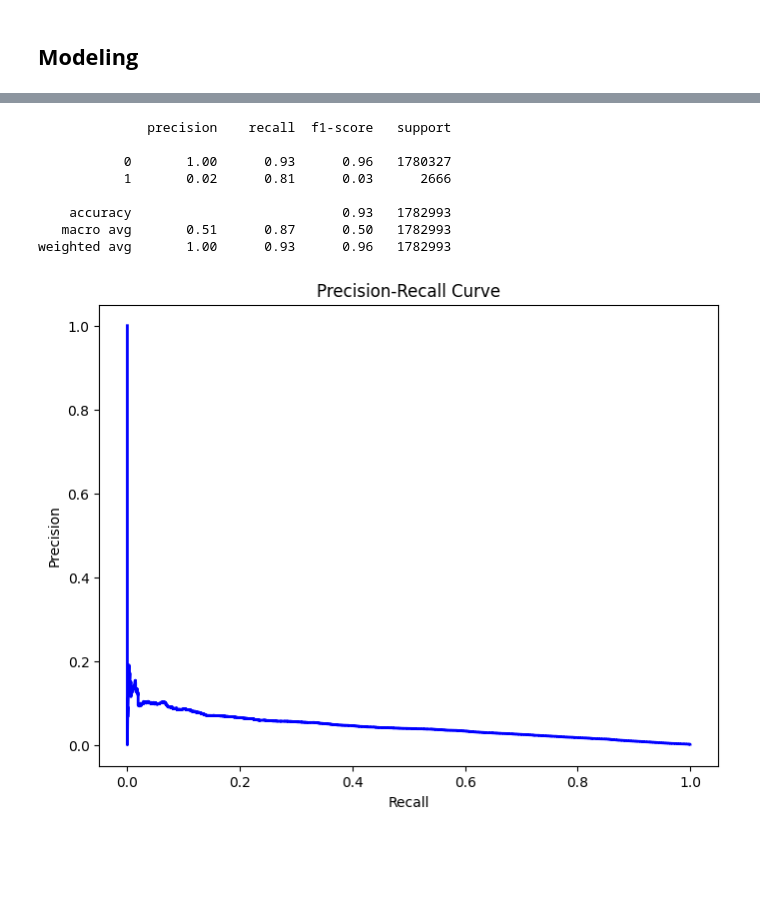
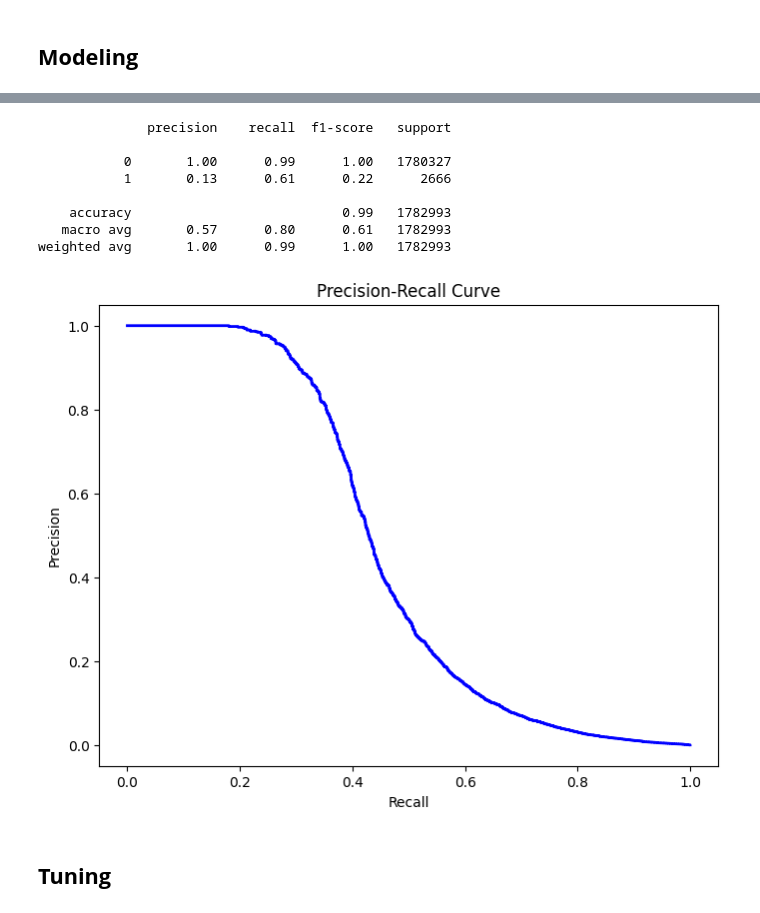
Before and after one commit to McGill-MMA-EnterpriseAnalytics/Financial-fraud, a Jupyter notebook: model_tabnet.ipynb, the cells around one changed output, grey strips where cells are left out. Cells and saved outputs as stored; diff of their text form; code cells hidden in the pictures; blank space fills up the shorter version.

Commit message:
Updated TabNet model with feature engineering and tuning

```diff
--- a/model_tabnet.ipynb
+++ b/model_tabnet.ipynb
@@ -200,3 +46,5 @@ df['high_risk_mcc'] = df['mcc'].isin(high_risk_mccs_combined).astype(int)
+# %%
+df = pd.read_csv('/content/drive/MyDrive/prepared_data.csv')
 # %%
 df.head()
 # %% [output]
@@ -283,28 +127,38 @@ Class weights:  {0: 0.75, 1: 1.5}
 # %% [markdown]
 ## **Modeling**
 # %%
+# Define custom PR-AUC metric as a class
+class PRAUCMetric(Metric):
+    def __init__(self):
+        self._name = "pr_auc"
+        self._maximize = True  # Higher is better
+
+    def __call__(self, y_true, y_pred):
+        # Ensure y_pred is probability of class 1
+        y_pred_proba = y_pred[:, 1] if y_pred.ndim > 1 else y_pred
+        return average_precision_score(y_true, y_pred_proba)
+
 # Initialize and train TabNet model with class weights
 tabnet_model = TabNetClassifier(
-    n_d=8,
-    n_a=8,
-    n_steps=3,
-    gamma=1.5,
-    lambda_sparse=1e-5,
+    n_d=32,
+    n_a=16,
+    n_steps=6,
+    gamma=1.0962249280245437,
+    lambda_sparse=0.00016773466627626935,
     optimizer_fn=torch.optim.Adam,
-    optimizer_params=dict(lr=2e-2),
+    optimizer_params=dict(lr=0.001254008268991274),
     mask_type='sparsemax',
     verbose=1
 )
 
 try:
-    tabnet_model.load_model('tabnet_fraud_model.zip')
+    tabnet_model.load_model('tabnet_model.zip')
 except:
     tabnet_model.fit(
-        # X_train.values, y_train.values,
         X_resampled.values, y_resampled.values,
         eval_set=[(X_test.values, y_test.values)],
-        eval_metric=['auc'],
-        max_epochs=10,
+        eval_metric=[PRAUCMetric],
+        max_epochs=20,
         patience=5,
         batch_size=1024,
         virtual_batch_size=128,
@@ -312,9 +166,6 @@ except:
         compute_importance=False
     )
 
-    tabnet_model.save_model('tabnet_fraud_model')
-    files.download("tabnet_fraud_model.zip")
-
-# Evaluate on the test set
-# y_pred_tabnet = tabnet_model.predict(X_test.values)
+    tabnet_model.save_model('tabnet_model')
+    files.download("tabnet_model.zip")
 # %% [output]
@@ -333,29 +189,32 @@ Successfully saved model at tabnet_fraud_model.zip
 [interactive output not drawn]
 [interactive output not drawn]
 # %%
+threshold = 0.5
 y_pred_proba = tabnet_model.predict_proba(X_test.values)[:, 1]
-y_pred_tabnet = (y_pred_proba > 0.5).astype(int)
+y_pred_tabnet = (y_pred_proba > threshold).astype(int)
+
 # Generate the classification report
 print(classification_report(y_test.values, y_pred_tabnet))
 
 # Compute precision-recall curve
 precision, recall, thresholds = precision_recall_curve(y_test, y_pred_proba)
-
 # Plot precision-recall curve
 plt.figure(figsize=(8, 6))
 plt.plot(recall, precision, color='blue', lw=2)
 plt.xlabel('Recall')
 plt.ylabel('Precision')
 plt.title('Precision-Recall Curve')
 plt.show()
 # %% [output]
               precision    recall  f1-score   support
 
-           0       1.00      0.93      0.96   1780327
-           1       0.02      0.81      0.03      2666
+           0       1.00      0.99      1.00   1780327
+           1       0.13      0.61      0.22      2666
 
-    accuracy                           0.93   1782993
-   macro avg       0.51      0.87      0.50   1782993
-weighted avg       1.00      0.93      0.96   1782993
+    accuracy                           0.99   1782993
+   macro avg       0.57      0.80      0.61   1782993
+weighted avg       1.00      0.99      1.00   1782993
-[figure, old version]
+[figure, new version]
+# %% [markdown]
+## **Tuning**
 # %%
```
Also changed, not shown: parts of 28 cells of this notebook.
